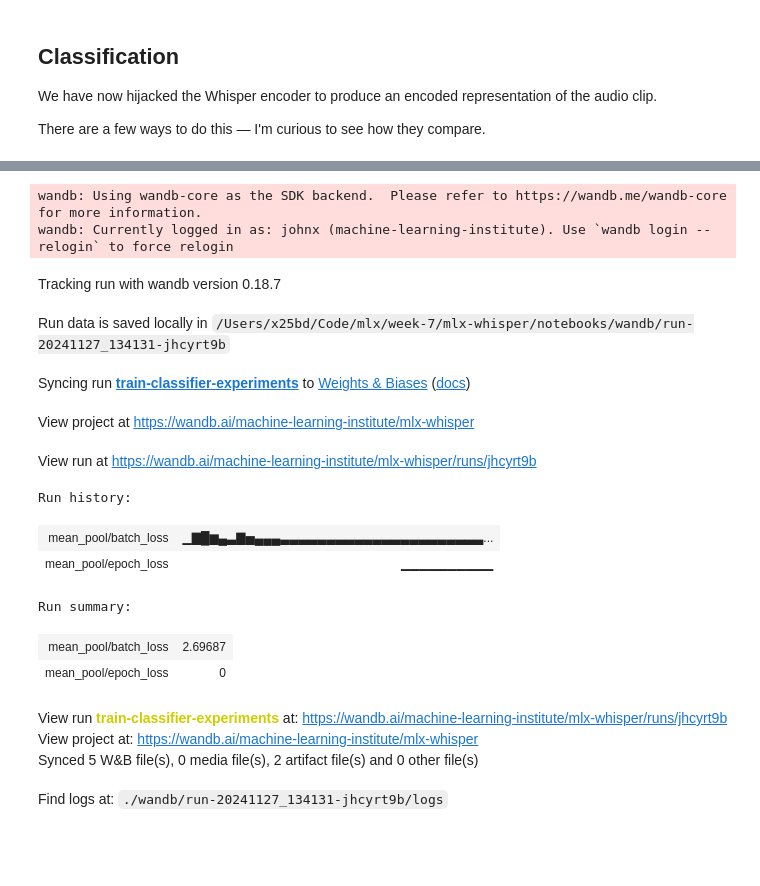
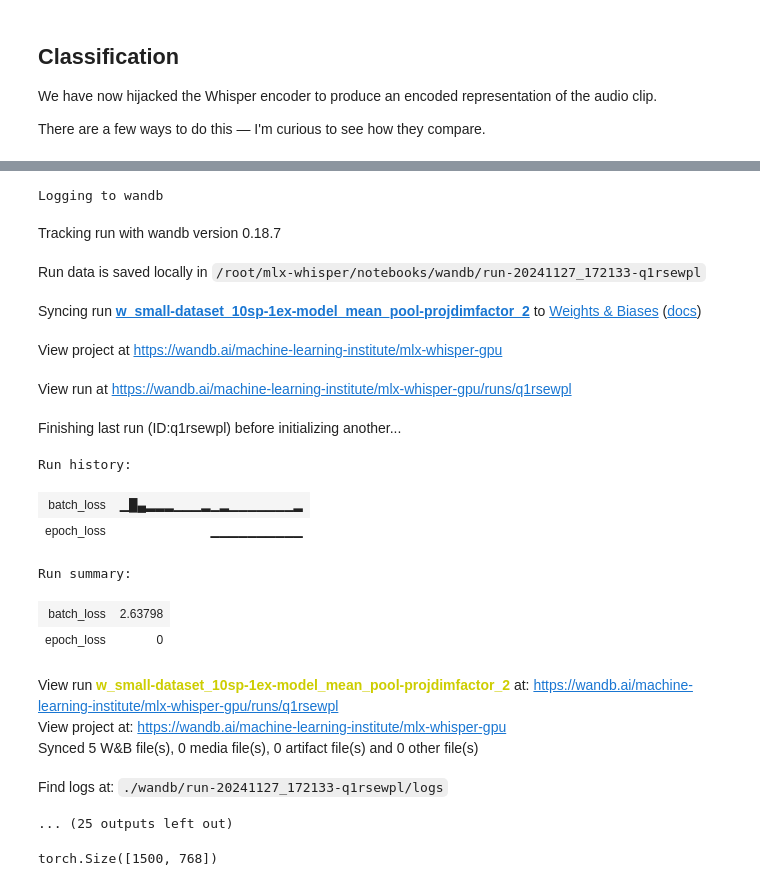
Before and after one commit to johnx25bd/mlx-birdsong, a Jupyter notebook: notebooks/subsample.ipynb, the cells around one changed output, grey strips where cells are left out. Cells and saved outputs as stored; diff of their text form; code cells hidden in the pictures; blank space fills up the shorter version.

```diff
--- a/notebooks/subsample.ipynb
+++ b/notebooks/subsample.ipynb
@@ -218,34 +297,74 @@ def train_model(model,
+# %%
+models = {
+    "mean_pool": {
+        "model": WhisperClassifier(WHISPER_MODEL_SMALL,
+                                   NUM_CLASSES_10,
+                                   PROJECTION_DIM_FACTOR,
+                                   feedforward=False,
+                                   pooling="mean"),
+        "criterion": torch.nn.CrossEntropyLoss(),
+    },
+    "mean_pool_ff": {
+        "model": WhisperClassifier(WHISPER_MODEL_SMALL,
+                                   NUM_CLASSES_10,
+                                   PROJECTION_DIM_FACTOR,
+                                   feedforward=True,
+                                   pooling="mean"),
+        "criterion": torch.nn.CrossEntropyLoss(),
+    },
+    "max_pool_ff": {
+        "model": WhisperClassifier(WHISPER_MODEL_SMALL,
+                                   NUM_CLASSES_10,
+                                   PROJECTION_DIM_FACTOR,
+                                   feedforward=True,
+                                   pooling="max"),
+        "criterion": torch.nn.CrossEntropyLoss(),
+    }
+}
+# %%
+models["mean_pool"]["optimizer"] = torch.optim.Adam(models["mean_pool"]["model"].parameters(), lr=LEARNING_RATE_001)
+models["mean_pool_ff"]["optimizer"] = torch.optim.Adam(models["mean_pool_ff"]["model"].parameters(), lr=LEARNING_RATE_001)
+models["max_pool_ff"]["optimizer"] = torch.optim.Adam(models["max_pool_ff"]["model"].parameters(), lr=LEARNING_RATE_001)
+# %%
+print("Logging to wandb")
+# %% [output]
+Logging to wandb
 # %%
-wandb.init(project="mlx-whisper", name="train-classifier-experiments")
-
 for model_name, model_info in models.items():
+    run_name = build_run_name(hyperparameters, model_name)
+    wandb.init(project="mlx-whisper-gpu", name=run_name)
     train_model(model=model_info["model"],
                 optimizer=model_info["optimizer"],
                 criterion=model_info["criterion"],
                 dataloader=dataloader_train,
                 epochs=EPOCHS_10,
                 model_name=model_name,
-                seed=RANDOM_SEED)
+                seed=RANDOM_SEED,
+                save_model=False)
 
 wandb.finish()
 # %% [output]
-wandb: Using wandb-core as the SDK backend.  Please refer to https://wandb.me/wandb-core for more information.
-wandb: Currently logged in as: johnx (machine-learning-institute). Use `wandb login --relogin` to force relogin
 Tracking run with wandb version 0.18.7
-Run data is saved locally in /Users/x25bd/Code/mlx/week-7/mlx-whisper/notebooks/wandb/run-20241127_134131-jhcyrt9b
+Run data is saved locally in /root/mlx-whisper/notebooks/wandb/run-20241127_172133-q1rsewpl
-Syncing run train-classifier-experiments to Weights & Biases (docs)
+Syncing run w_small-dataset_10sp-1ex-model_mean_pool-projdimfactor_2 to Weights & Biases (docs)
-View project at https://wandb.ai/machine-learning-institute/mlx-whisper
+View project at https://wandb.ai/machine-learning-institute/mlx-whisper-gpu
-View run at https://wandb.ai/machine-learning-institute/mlx-whisper/runs/jhcyrt9b
+View run at https://wandb.ai/machine-learning-institute/mlx-whisper-gpu/runs/q1rsewpl
+Finishing last run (ID:q1rsewpl) before initializing another...
+Run history:
+| batch_loss | ▁█▄▂▂▂▁▁▁▂▁▂▁▁▁▁▁▁▁▂ |
+| epoch_loss | ▁▁▁▁▁▁▁▁▁▁ |
-Run history:
+Run summary:
-| mean_pool/batch_loss | ▁▇█▆▄▃▇▅▄▄▄▃▃▃▃▃▃▃▃▃▃▃▃▃▃▃▃▃▃▃▃▃▃... |
-| mean_pool/epoch_loss | ▁▁▁▁▁▁▁▁▁▁ |
+| batch_loss | 2.63798 |
+| epoch_loss | 0 |
+View run w_small-dataset_10sp-1ex-model_mean_pool-projdimfactor_2 at: https://wandb.ai/machine-learning-institute/mlx-whisper-gpu/runs/q1rsewpl
+View project at: https://wandb.ai/machine-learning-institute/mlx-whisper-gpu
+Synced 5 W&B file(s), 0 media file(s), 0 artifact file(s) and 0 other file(s)
+Find logs at: ./wandb/run-20241127_172133-q1rsewpl/logs
-Run summary:
+... (25 outputs left out)
-| mean_pool/batch_loss | 2.69687 |
-| mean_pool/epoch_loss | 0 |
-View run train-classifier-experiments at: https://wandb.ai/machine-learning-institute/mlx-whisper/runs/jhcyrt9b
-View project at: https://wandb.ai/machine-learning-institute/mlx-whisper
-Synced 5 W&B file(s), 0 media file(s), 2 artifact file(s) and 0 other file(s)
-Find logs at: ./wandb/run-20241127_134131-jhcyrt9b/logs
+# %%
+models["mean_pool"]["model"].encoder.positional_embedding.shape
+# %% [output]
+torch.Size([1500, 768])
 # %%
 dataset_test = BirdClefDataset(df_test, "./subsample", df_sample_classes, "test")
 dataloader_test = DataLoader(dataset_test, batch_size=1, shuffle=False)
```
Also changed, not shown: parts of 21 cells of this notebook, 4 other files.
